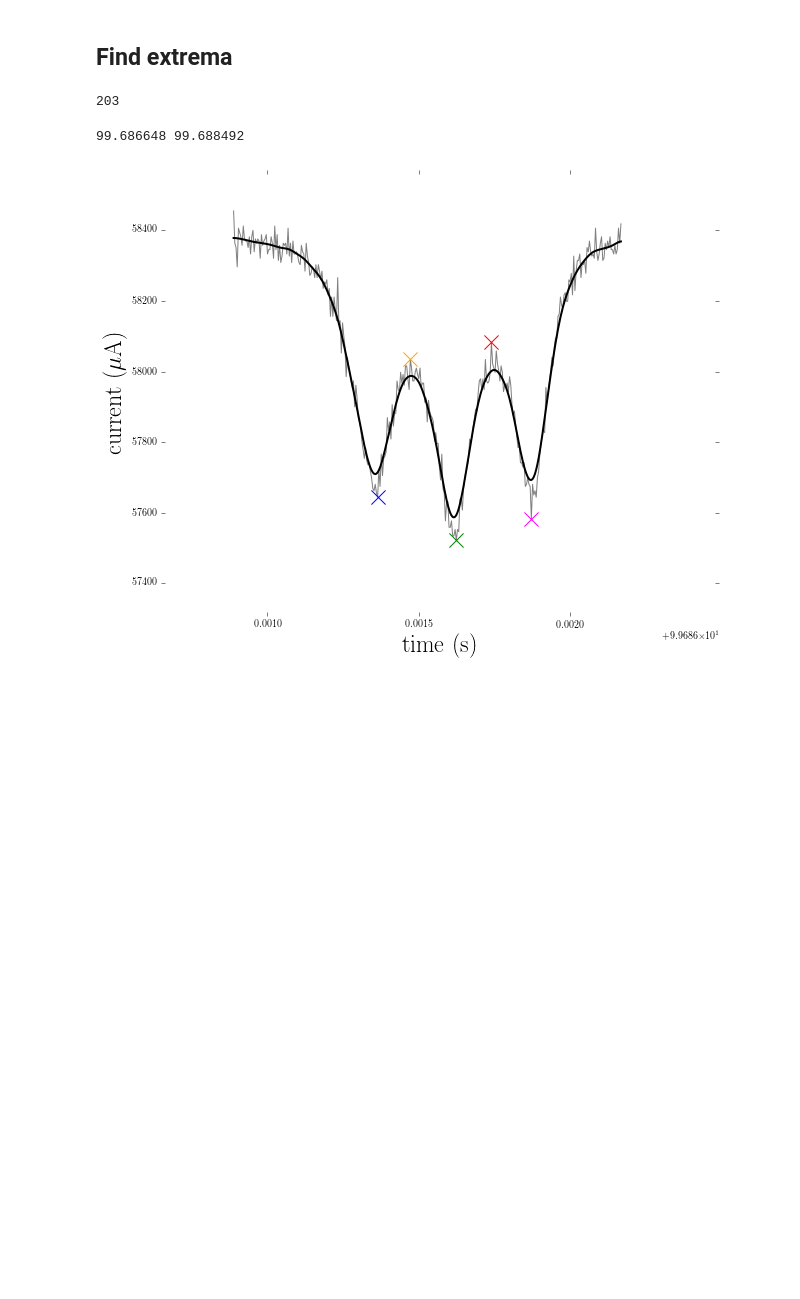
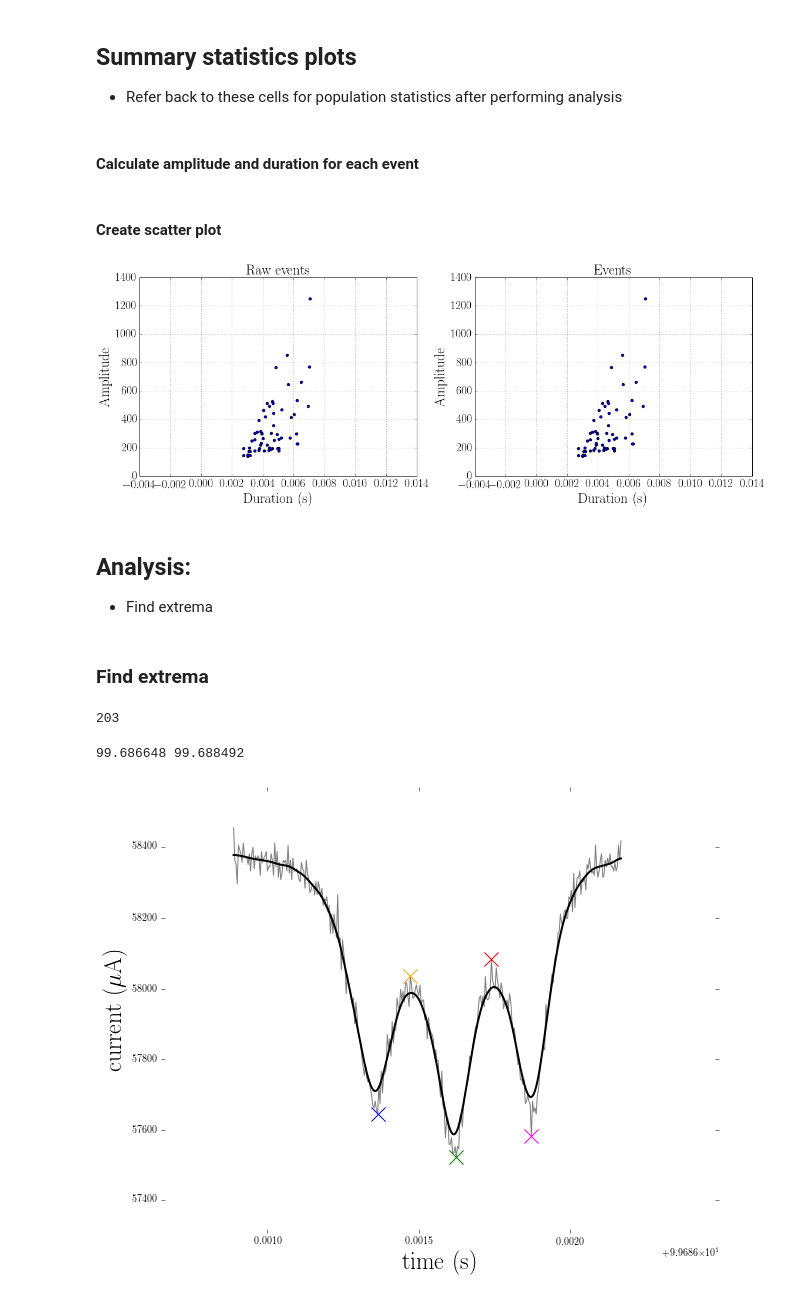
Before and after one commit to tphinkle/pore_stats, a Jupyter notebook: notebooks/resistive_pulse.ipynb, the cells around one changed output. Saved outputs shown, nothing was run; the diff lists cells and outputs as text; code cells hidden in the pictures; blank space fills up the shorter version.

```diff
--- a/resistive_pulse.ipynb
+++ b/notebooks/resistive_pulse.ipynb
@@ -125,5 +46,69 @@ print 'event length after:', events_length_after
+# %%
+directory = '/home/preston/Desktop/Science/Research/cancer_cells/data/7-22-2016/events/'
+file_names = ['HCT116_pr0003_0007_events']
+file_paths = [directory + file_name for file_name in file_names]
+
+raw_events = rp.open_event_file(file_paths[0])
+events = copy.deepcopy(raw_events)
+# %% [markdown]
+## Summary statistics plots
+- Refer back to these cells for population statistics after performing analysis
+# %% [markdown]
+#### Calculate amplitude and duration for each event
+# %%
+raw_amps = []
+raw_durations = []
+for raw_event in raw_events:
+    raw_amps.append(raw_event._amplitude)
+    raw_durations.append(raw_event._duration)
+
+
+amps = []
+durations = []
+for event in events:
+    amps.append(event._amplitude)
+    durations.append(event._duration)
+# %% [markdown]
+#### Create scatter plot
+# %%
+# Initialize figure
+fig, axes = plt.subplots(1, 2, figsize = (16,6))
+
+
+# Raw events
+plt.sca(axes[0])
+plt.scatter(raw_durations, raw_amps)
+
+plt.title('Raw events', size = title_size)
+plt.xlabel('Duration (s)', size = axislabel_size)
+plt.ylabel('Amplitude', size = axislabel_size)
+
+plt.grid()
+plt.tick_params(labelsize = axistick_size)
+
+
+# Events
+
+plt.sca(axes[1])
+plt.scatter(raw_durations, raw_amps)
+
+plt.title('Events', size = title_size)
+plt.xlabel('Duration (s)', size = axislabel_size)
+plt.ylabel('Amplitude', size = axislabel_size)
+
+plt.grid()
+plt.tick_params(labelsize = axistick_size)
+
+fig.tight_layout()
+
+plt.show()
+# %% [output]
+[figure, added]
 # %% [markdown]
-## Find extrema
+## Analysis:
+- Find extrema
+# %% [markdown]
+### Find extrema <a id='extrema'></a>
 # %%
 events = copy.copy(HCT116_0012_729_events)
 # %%
```
Also changed, not shown: parts of 22 cells of this notebook, 18 other files.
